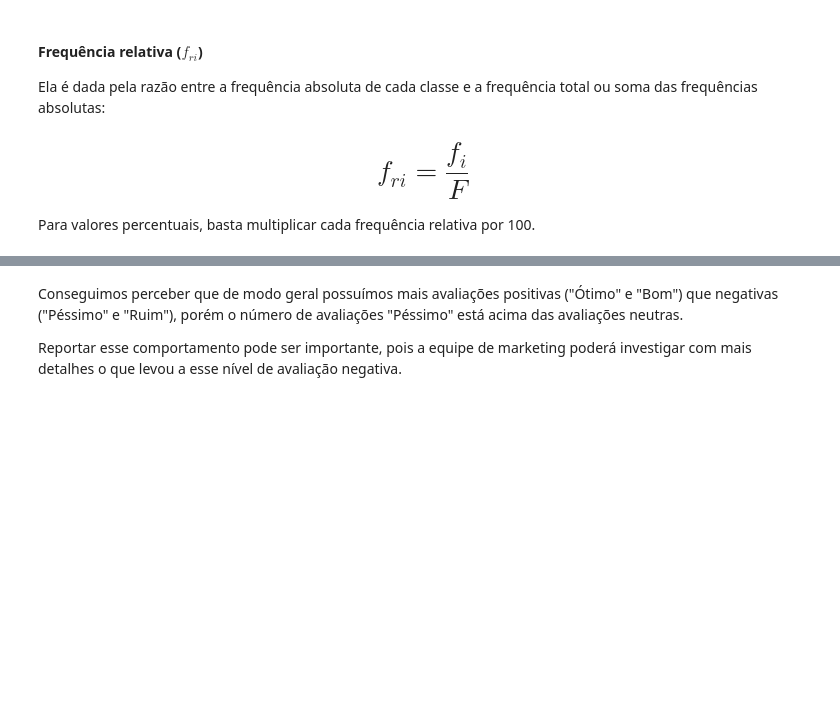
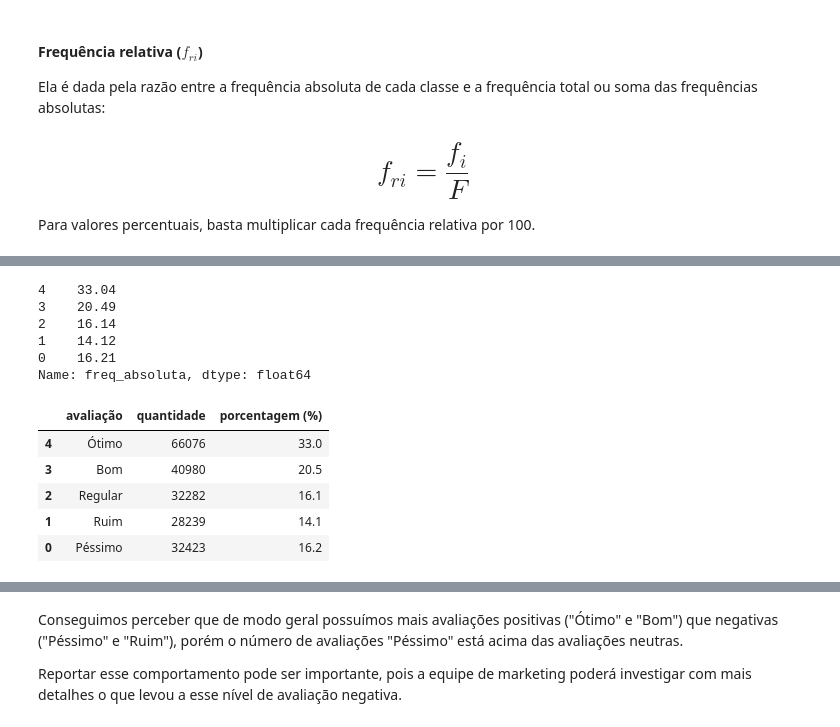
Before and after one commit to JhonCostaDev/oracle_one_alura, a Jupyter notebook: estatistica_ML/Projeto_Inicial_Estatística_com_Python_frequencias_e_medidas.ipynb, the cells around one changed output, grey strips where cells are left out. Saved outputs shown, nothing was run; the diff lists cells and outputs as text; code cells hidden in the pictures; blank space fills up the shorter version.

```diff
--- a/estatistica_ML/Projeto_Inicial_Estatística_com_Python_frequencias_e_medidas.ipynb
+++ b/estatistica_ML/Projeto_Inicial_Estatística_com_Python_frequencias_e_medidas.ipynb
@@ -342,0 +384,9 @@ Para valores percentuais, basta multiplicar cada frequência relativa por 100.
+# %%
+(freq_avaliacoes.freq_absoluta / freq_avaliacoes.freq_absoluta.sum() * 100).round(2)
+# %% [output]
+4    33.04
+3    20.49
+2    16.14
+1    14.12
+0    16.21
+Name: freq_absoluta, dtype: float64
@@ -342,0 +399,9 @@ Para valores percentuais, basta multiplicar cada frequência relativa por 100.
+# %%
+freq_avaliacoes
+# %% [output]
+|  | avaliação | quantidade | porcentagem (%) |
+| 4 | Ótimo | 66076 | 33.0 |
+| 3 | Bom | 40980 | 20.5 |
+| 2 | Regular | 32282 | 16.1 |
+| 1 | Ruim | 28239 | 14.1 |
+| 0 | Péssimo | 32423 | 16.2 |
```
Also changed, not shown: parts of 9 cells of this notebook, 1 other file.
